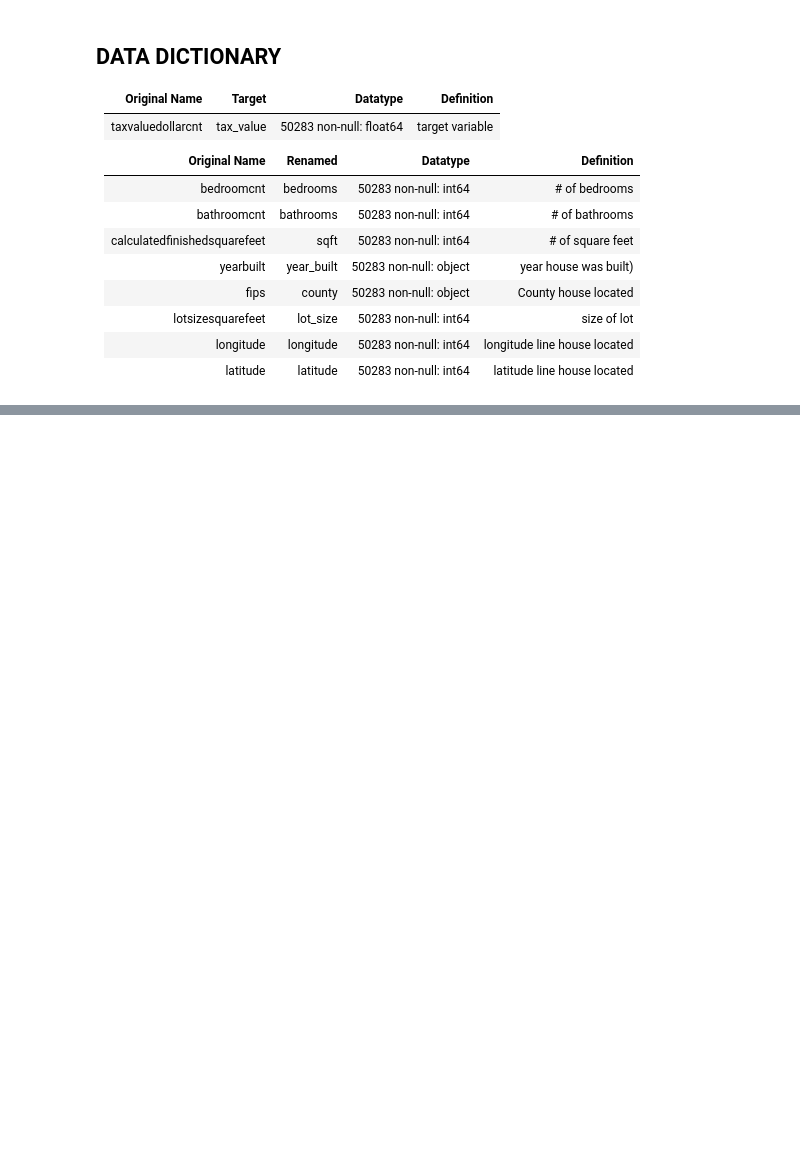
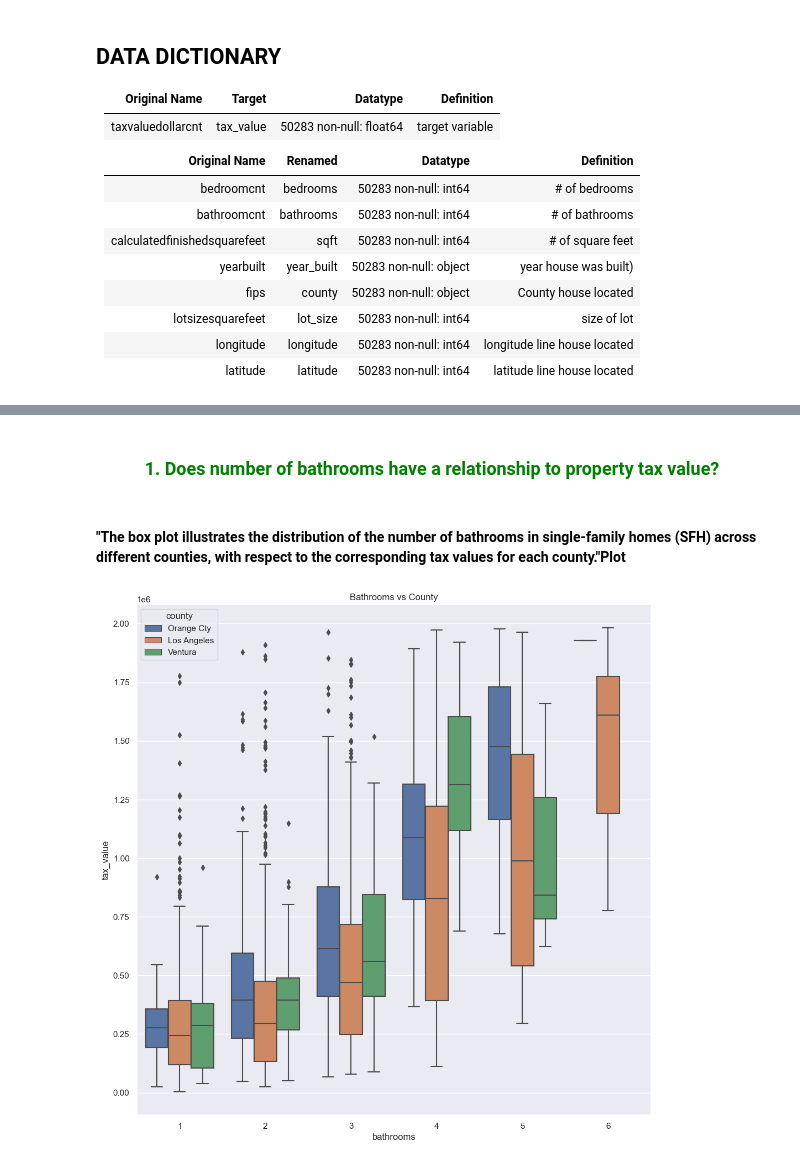
Before and after one commit to annie-carter/regression_project, a Jupyter notebook: final_report.ipynb, the cells around one changed output, grey strips where cells are left out. Cells and saved outputs as stored; diff of their text form; code cells hidden in the pictures; blank space fills up the shorter version.

```diff
--- a/final_report.ipynb
+++ b/final_report.ipynb
@@ -95,0 +115,9 @@ df = w.split_zillow(df)
+# %% [markdown]
+### <div style="text-align: center;"><span style="color: green;"> 1. Does number of bathrooms have a relationship to property tax value?
+# %% [markdown]
+#### "The box plot illustrates the distribution of the number of bathrooms in single-family homes (SFH) across different counties, with respect to the corresponding tax values for each county."Plot</div>
+# %%
+# Visual correlation between bathrooms and County tax values
+e.bath_box(train)
+# %% [output]
+[figure, added]
```
Also changed, not shown: parts of 43 cells of this notebook, 4 other files.
